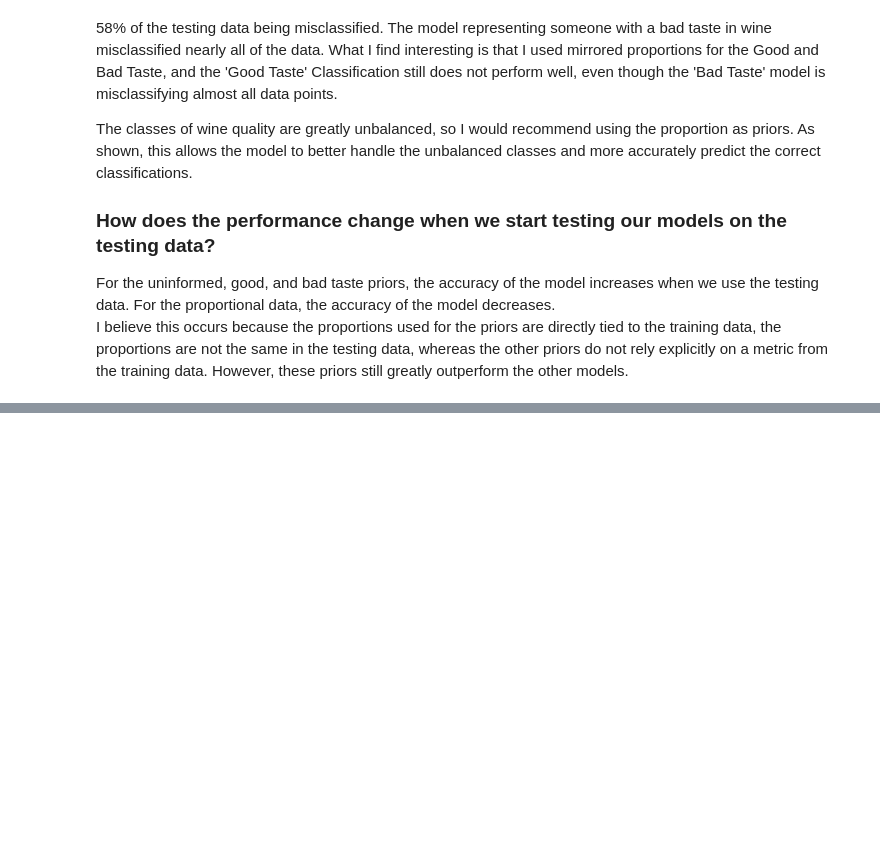
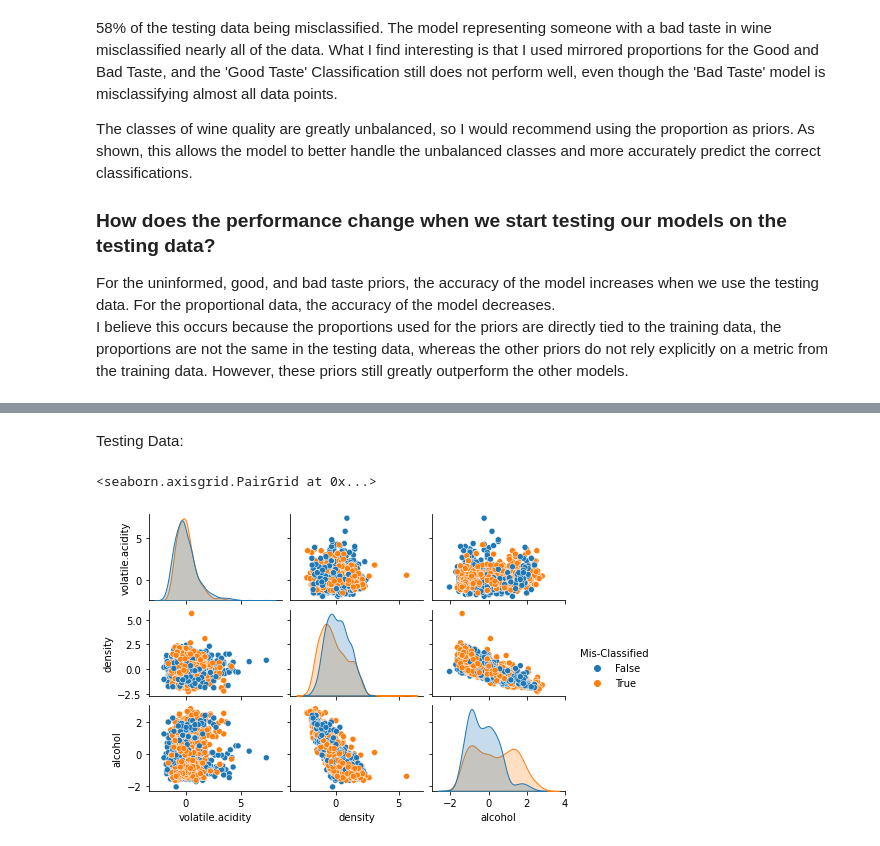
Before and after one commit to LaurenBassett/ds6040, a Jupyter notebook: Homework2/Homework2.ipynb, the cells around one changed output, grey strips where cells are left out. Saved outputs shown, nothing was run; the diff lists cells and outputs as text; code cells hidden in the pictures; blank space fills up the shorter version.

```diff
--- a/Homework2/Homework2.ipynb
+++ b/Homework2/Homework2.ipynb
@@ -276,0 +341,7 @@ I believe this occurs because the proportions used for the priors are directly t
+# %% [markdown]
+Testing Data:
+# %%
+LDA_best_misclass_test.misclass_pairplot()
+# %% [output]
+<seaborn.axisgrid.PairGrid at 0x...>
+[figure, added]
```
Also changed, not shown: parts of 21 cells of this notebook.
